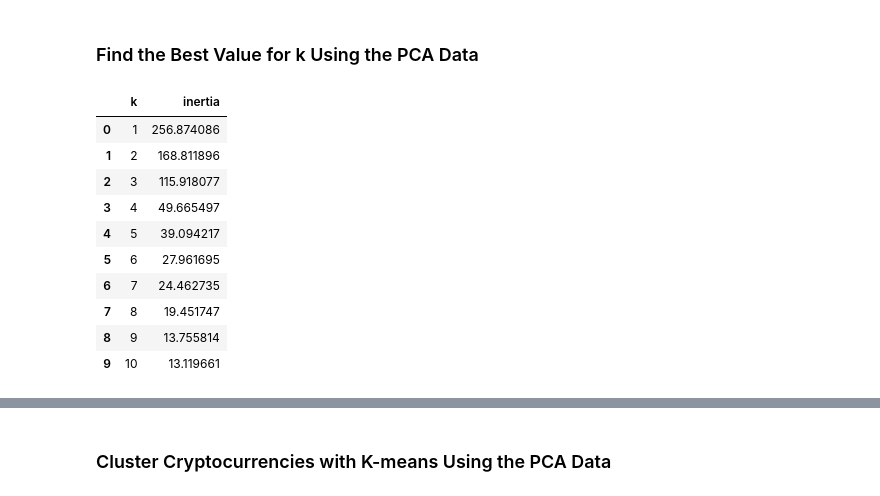
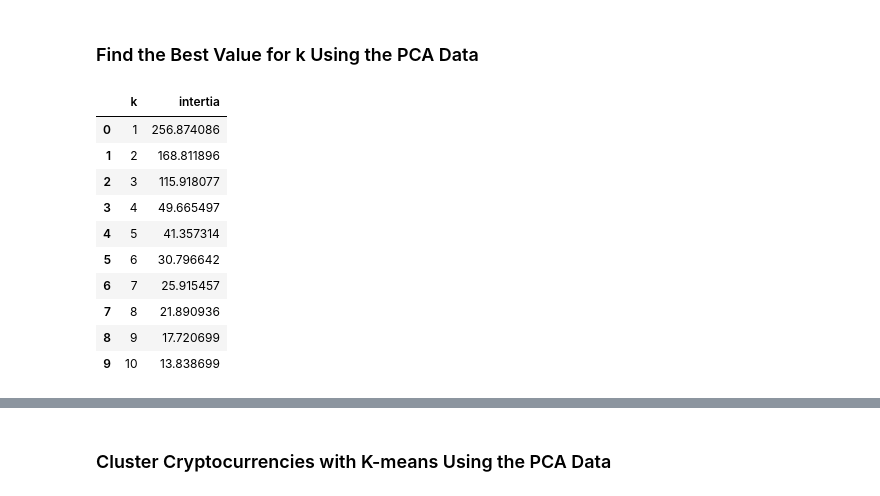
Before and after one commit to kramer2024/CryptoClustering, a Jupyter notebook: Crypto_Clustering.ipynb, the cells around one changed output, grey strips where cells are left out. Cells and saved outputs as stored; diff of their text form; code cells hidden in the pictures.

```diff
--- a/Crypto_Clustering.ipynb
+++ b/Crypto_Clustering.ipynb
@@ -185,11 +186,13 @@ predicted_data_df.plot.scatter(
 ### Optimize Clusters with Principal Component Analysis.
 # %%
 # Create a PCA model instance and set `n_components=3`.
+pca = PCA(n_components= 3)
 # %%
 # Use the PCA model with `fit_transform` on the original scaled DataFrame to reduce to three principal components.
-
+pca_stock_data = pca.fit_transform(scaled_stock_data_df)
 
 # View the first five rows of the DataFrame.
+pca_stock_data[0:5]
 # %% [output]
 array([[-0.60066733,  0.84276006,  0.46159457],
        [-0.45826071,  0.45846566,  0.95287678],
@@ -211,15 +222,17 @@ array([0.3719856 , 0.34700813, 0.17603793])
 # Note: The code for this step is provided for you
 
 # Creating a DataFrame with the PCA data
-
+pca_data_df = pd.DataFrame(pca_stock_data, columns=['PCA1', 'PCA2', 'PCA3'], index= crypto_names.index)
 
 # Copy the crypto names from the original data
+pca_data_df['coin_id'] = crypto_names['coin_id']
 
 
 # Set the coinid column as index
-
+pca_data_df.set_index('coin_id', inplace= True)
 
 # Display sample data
+pca_data_df.head(10)
 # %% [output]
 |  | PCA1 | PCA2 | PCA3 |
 | coin_id |  |  |  |
@@ -236,39 +249,50 @@ array([0.3719856 , 0.34700813, 0.17603793])
 # %% [markdown]
 ### Find the Best Value for k Using the PCA Data
 # %%
+# ignore kmeans warning messages in console
+import warnings
+warnings.filterwarnings("ignore")
 # Create a list with the number of k-values to try
 # Use a range from 1 to 11
-
+k_pca = list(range(1, 11))
 
 # Create an empty list to store the inertia values
-
+inertia_pca = []
 
 # Create a for loop to compute the inertia with each possible value of k
 # Inside the loop:
 # 1. Create a KMeans model using the loop counter for the n_clusters
 # 2. Fit the model to the data using PCA DataFrame.
 # 3. Append the model.inertia_ to the inertia list
+for i in k_pca:
+    k_model = KMeans(n_clusters=i, n_init='auto', random_state=0)
+    k_model.fit(pca_data_df)
+    inertia_pca.append(k_model.inertia_)
 
 
 # Create a dictionary with the data to plot the Elbow curve
-
+elbow_data_pca = {
+    'k': k_pca,
+    'intertia': inertia_pca
+}
 
 # Create a DataFrame with the data to plot the Elbow curve
-
+df_elbow_pca = pd.DataFrame(elbow_data_pca)
 
 # Display the DataFrame
+df_elbow_pca
 # %% [output]
-|  | k | inertia |
+|  | k | intertia |
 | 0 | 1 | 256.874086 |
 | 1 | 2 | 168.811896 |
 | 2 | 3 | 115.918077 |
 | 3 | 4 | 49.665497 |
-| 4 | 5 | 39.094217 |
-| 5 | 6 | 27.961695 |
-| 6 | 7 | 24.462735 |
-| 7 | 8 | 19.451747 |
-| 8 | 9 | 13.755814 |
-| 9 | 10 | 13.119661 |
+| 4 | 5 | 41.357314 |
+| 5 | 6 | 30.796642 |
+| 6 | 7 | 25.915457 |
+| 7 | 8 | 21.890936 |
+| 8 | 9 | 17.720699 |
+| 9 | 10 | 13.838699 |
 # %%
 # Plot a line chart with all the inertia values computed with
 # the different values of k to visually identify the optimal value for k.
```
Also changed, not shown: parts of 12 cells of this notebook, 1 other file.
